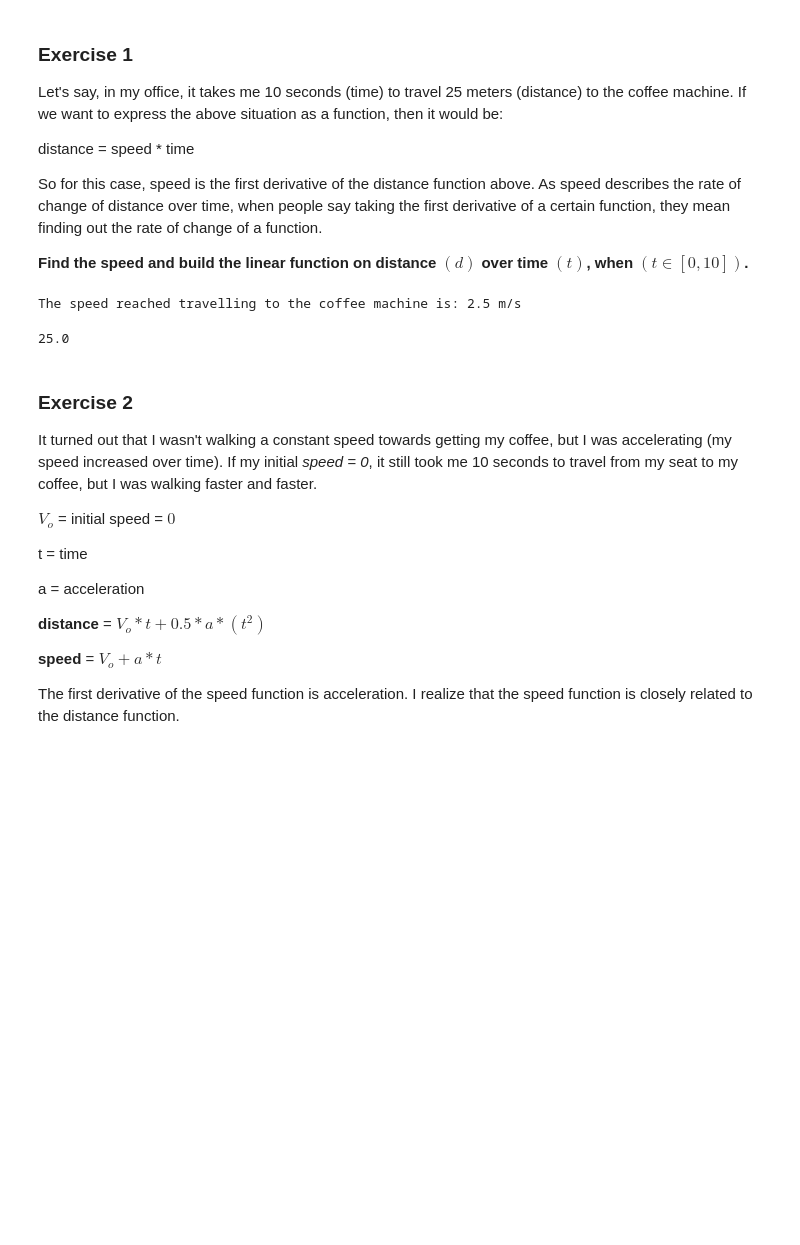
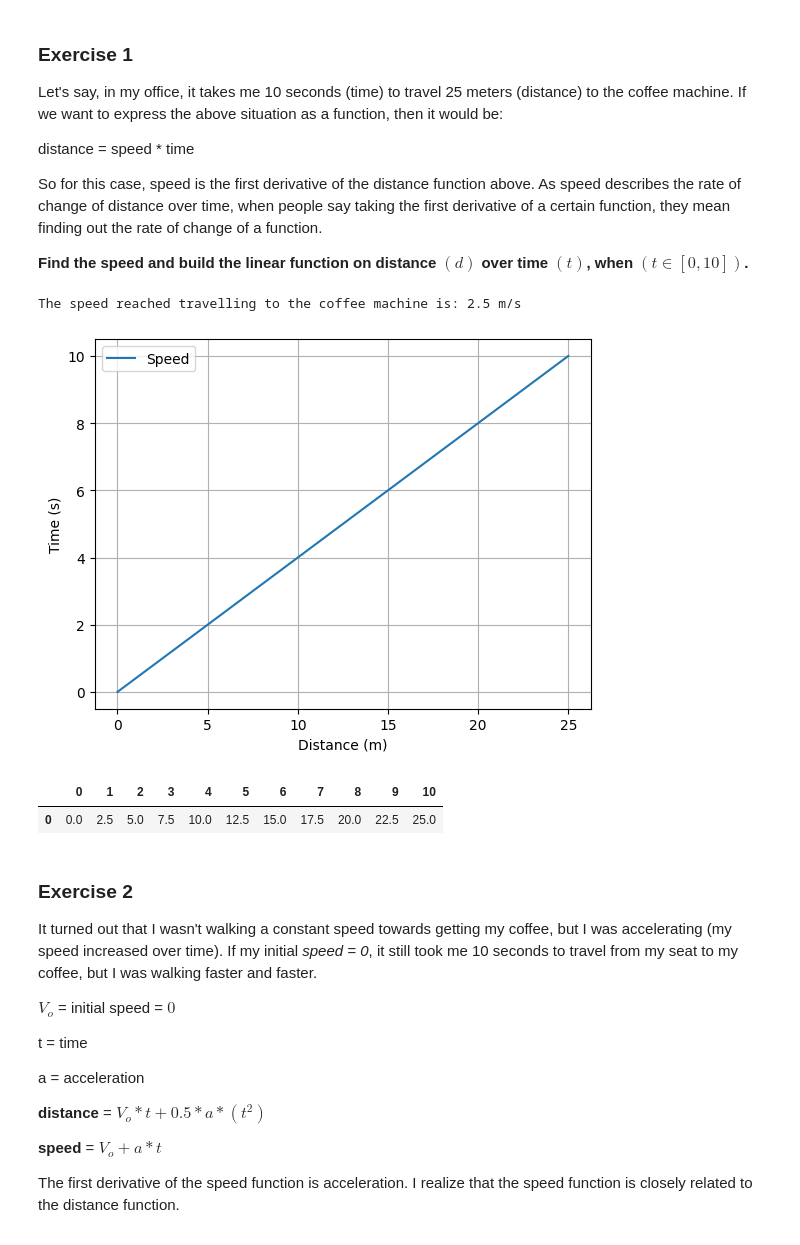
Before and after one commit to 4GeeksAcademy/ginotomasd-calculus-and-algebra-problems-with-python, a Jupyter notebook: notebook/problems.ipynb, the cells around one changed output. Cells and saved outputs as stored; diff of their text form; code cells hidden in the pictures; blank space fills up the shorter version.

```diff
--- a/notebook/problems.ipynb
+++ b/notebook/problems.ipynb
@@ -33,15 +33,28 @@ distance = 25
 speed = distance / time
 print("The speed reached travelling to the coffee machine is:", speed, "m/s")
 
-def f(t):
-    return speed * t
+time_new = np.array(range(11))
+
+distance = speed * time_new     # Linear function: d = s * t , when (t ∈ [0,10])
 # %% [output]
 The speed reached travelling to the coffee machine is: 2.5 m/s
-25.0
 # %%
 # Plot the distance function on domain (t)
+
+plt.plot(distance, time_new, label='Speed')
+plt.xlabel("Distance (m)")
+plt.ylabel("Time (s)")
+plt.legend()
+plt.grid()
+# %% [output]
+[figure, added]
 # %%
 # Create a DataFrame
+dds = pd.DataFrame([distance])
+display(dds)
+# %% [output]
+|  | 0 | 1 | 2 | 3 | 4 | 5 | 6 | 7 | 8 | 9 | 10 |
+| 0 | 0.0 | 2.5 | 5.0 | 7.5 | 10.0 | 12.5 | 15.0 | 17.5 | 20.0 | 22.5 | 25.0 |
 # %% [markdown]
 ### Exercise 2
 
```
Also changed, not shown: parts of 8 cells of this notebook.
